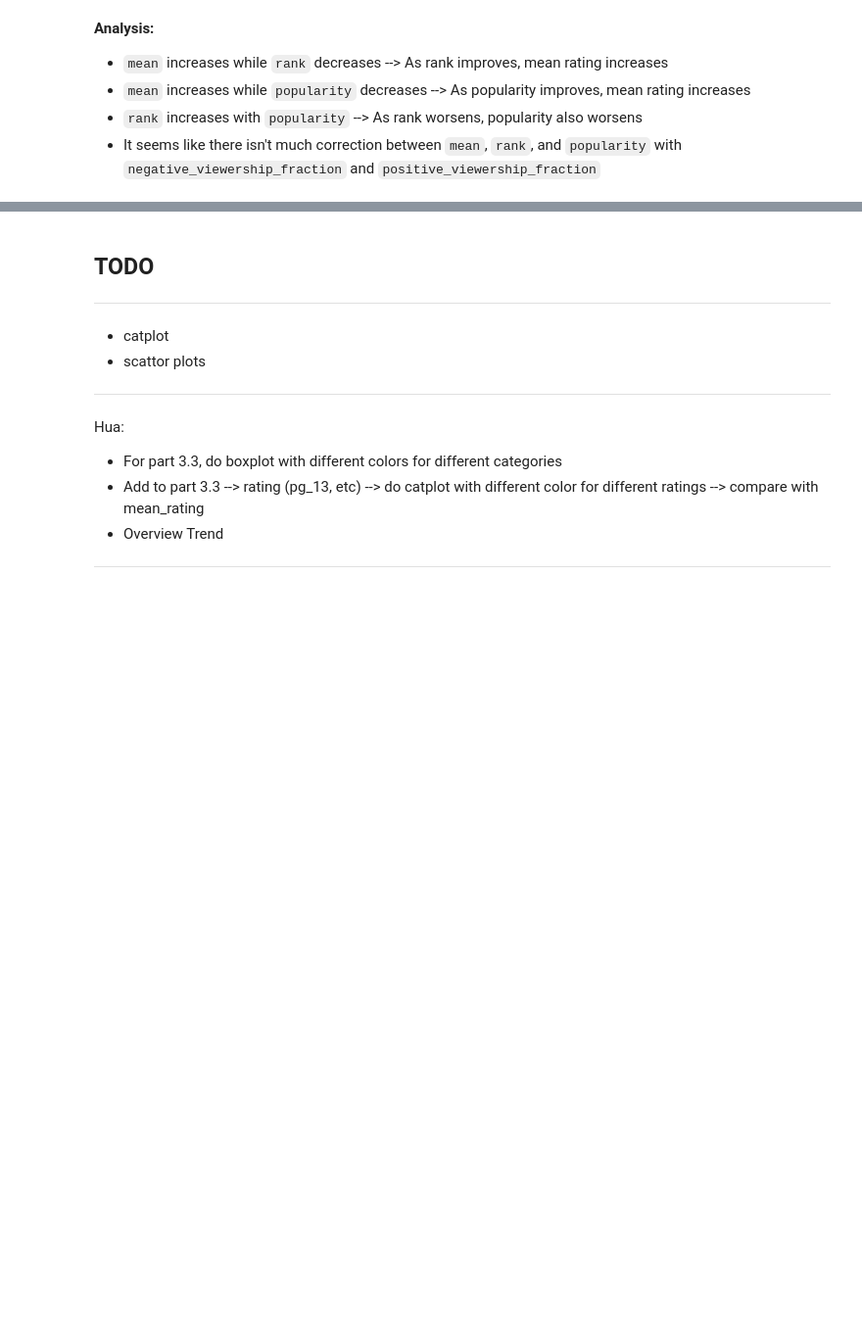
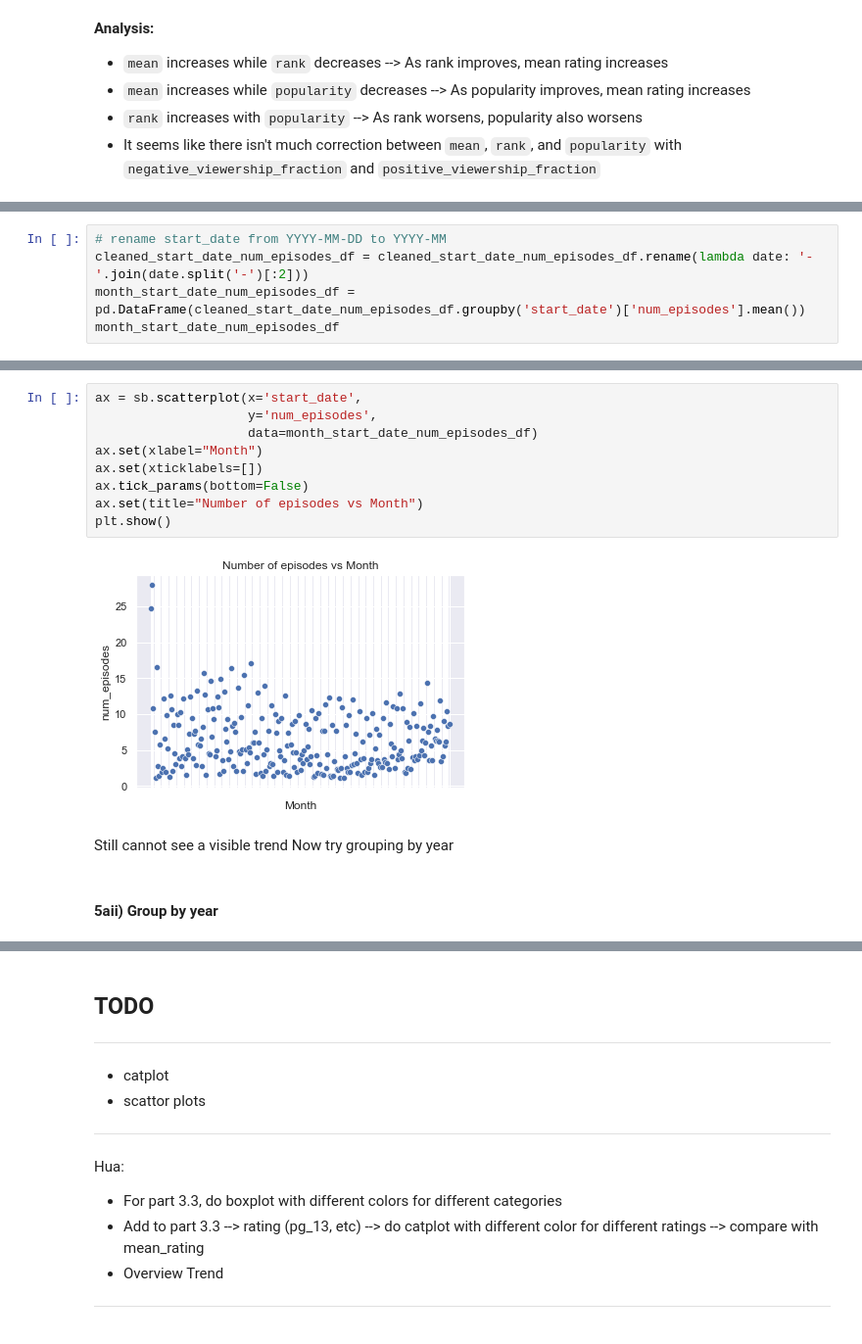
Before and after one commit to ztjhz/SC1015-Project, a Jupyter notebook: Anime/exploratory_data_analysis_visualization.ipynb, the cells around one changed output, grey strips where cells are left out. Shown at 98% size. Cells and saved outputs as stored; diff of their text form; blank space fills up the shorter version.

```diff
--- a/Anime/exploratory_data_analysis_visualization.ipynb
+++ b/Anime/exploratory_data_analysis_visualization.ipynb
@@ -1004,0 +1106,5 @@ Correlation Heatmap Reference: https://medium.com/@szabo.bibor/how-to-create-a-s
+# %%
+# rename start_date from YYYY-MM-DD to YYYY-MM
+cleaned_start_date_num_episodes_df = cleaned_start_date_num_episodes_df.rename(lambda date: '-'.join(date.split('-')[:2]))
+month_start_date_num_episodes_df = pd.DataFrame(cleaned_start_date_num_episodes_df.groupby('start_date')['num_episodes'].mean())
+month_start_date_num_episodes_df
@@ -1004,0 +1126,16 @@ Correlation Heatmap Reference: https://medium.com/@szabo.bibor/how-to-create-a-s
+# %%
+ax = sb.scatterplot(x='start_date',
+                    y='num_episodes',
+                    data=month_start_date_num_episodes_df)
+ax.set(xlabel="Month")
+ax.set(xticklabels=[])
+ax.tick_params(bottom=False)
+ax.set(title="Number of episodes vs Month")
+plt.show()
+# %% [output]
+[figure, added]
+# %% [markdown]
+Still cannot see a visible trend
+Now try grouping by year
+# %% [markdown]
+#### 5aii) Group by year
```
Also changed, not shown: parts of 17 cells of this notebook.
